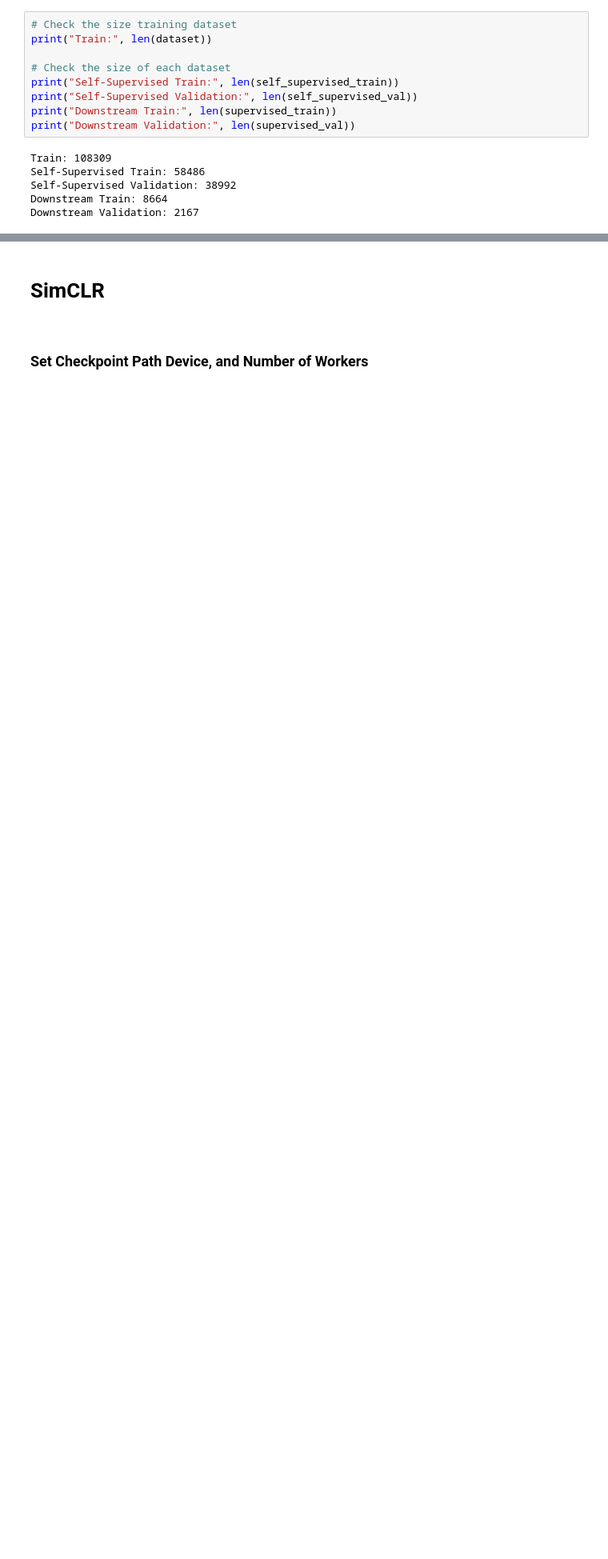
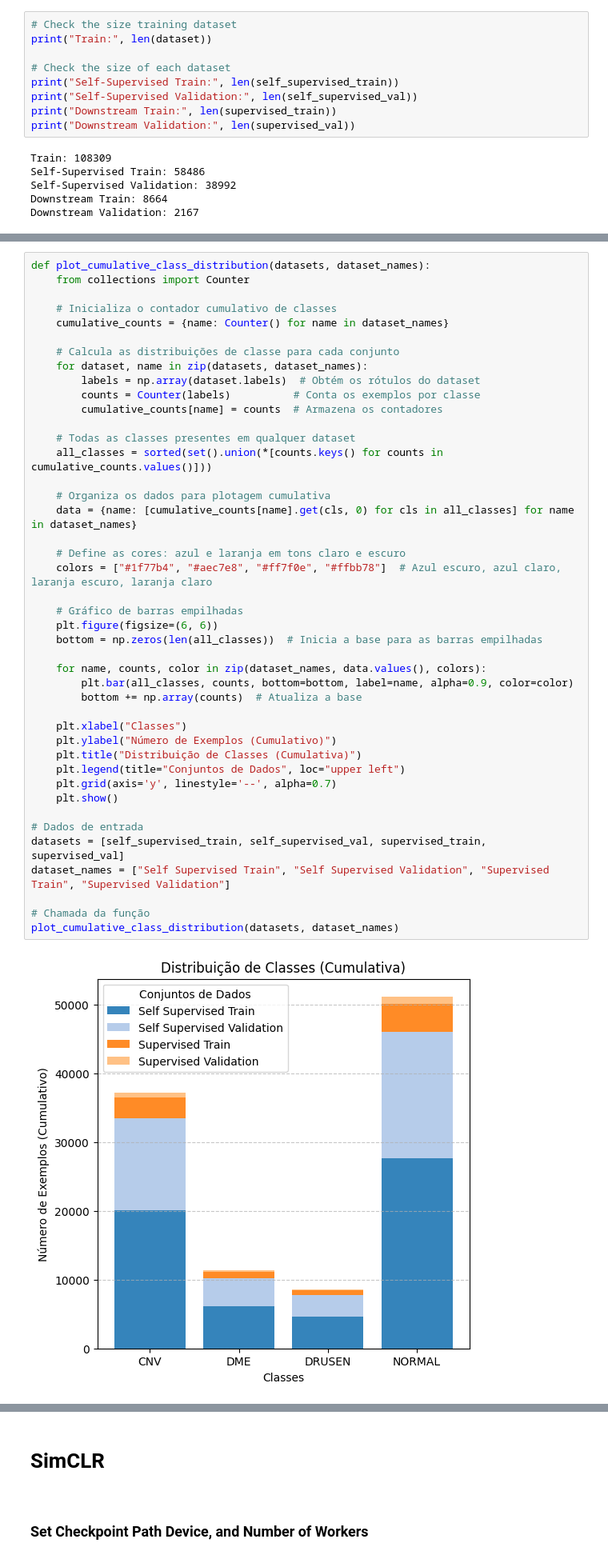
Before and after one commit to annwith/classification-oct-self-supervised-learning, a Jupyter notebook: pretext_training.ipynb, the cells around one changed output, grey strips where cells are left out. Shown at 80% size. Cells and saved outputs as stored; diff of their text form; blank space fills up the shorter version.

```diff
--- a/pretext_training.ipynb
+++ b/pretext_training.ipynb
@@ -254,0 +269,45 @@ plot_class_distribution(supervised_val, "Supervised Validation Subset")
+# %%
+def plot_cumulative_class_distribution(datasets, dataset_names):
+    from collections import Counter
+
+    # Inicializa o contador cumulativo de classes
+    cumulative_counts = {name: Counter() for name in dataset_names}
+
+    # Calcula as distribuições de classe para cada conjunto
+    for dataset, name in zip(datasets, dataset_names):
+        labels = np.array(dataset.labels)  # Obtém os rótulos do dataset
+        counts = Counter(labels)          # Conta os exemplos por classe
+        cumulative_counts[name] = counts  # Armazena os contadores
+
+    # Todas as classes presentes em qualquer dataset
+    all_classes = sorted(set().union(*[counts.keys() for counts in cumulative_counts.values()]))
+
+    # Organiza os dados para plotagem cumulativa
+    data = {name: [cumulative_counts[name].get(cls, 0) for cls in all_classes] for name in dataset_names}
+
+    # Define as cores: azul e laranja em tons claro e escuro
+    colors = ["#1f77b4", "#aec7e8", "#ff7f0e", "#ffbb78"]  # Azul escuro, azul claro, laranja escuro, laranja claro
+
+    # Gráfico de barras empilhadas
+    plt.figure(figsize=(6, 6))
+    bottom = np.zeros(len(all_classes))  # Inicia a base para as barras empilhadas
+
+    for name, counts, color in zip(dataset_names, data.values(), colors):
+        plt.bar(all_classes, counts, bottom=bottom, label=name, alpha=0.9, color=color)
+        bottom += np.array(counts)  # Atualiza a base
+
+    plt.xlabel("Classes")
+    plt.ylabel("Número de Exemplos (Cumulativo)")
+    plt.title("Distribuição de Classes (Cumulativa)")
+    plt.legend(title="Conjuntos de Dados", loc="upper left")
+    plt.grid(axis='y', linestyle='--', alpha=0.7)
+    plt.show()
+
+# Dados de entrada
+datasets = [self_supervised_train, self_supervised_val, supervised_train, supervised_val]
+dataset_names = ["Self Supervised Train", "Self Supervised Validation", "Supervised Train", "Supervised Validation"]
+
+# Chamada da função
+plot_cumulative_class_distribution(datasets, dataset_names)
+# %% [output]
+[figure, added]
```
Also changed, not shown: parts of 27 cells of this notebook, 1 other file.
